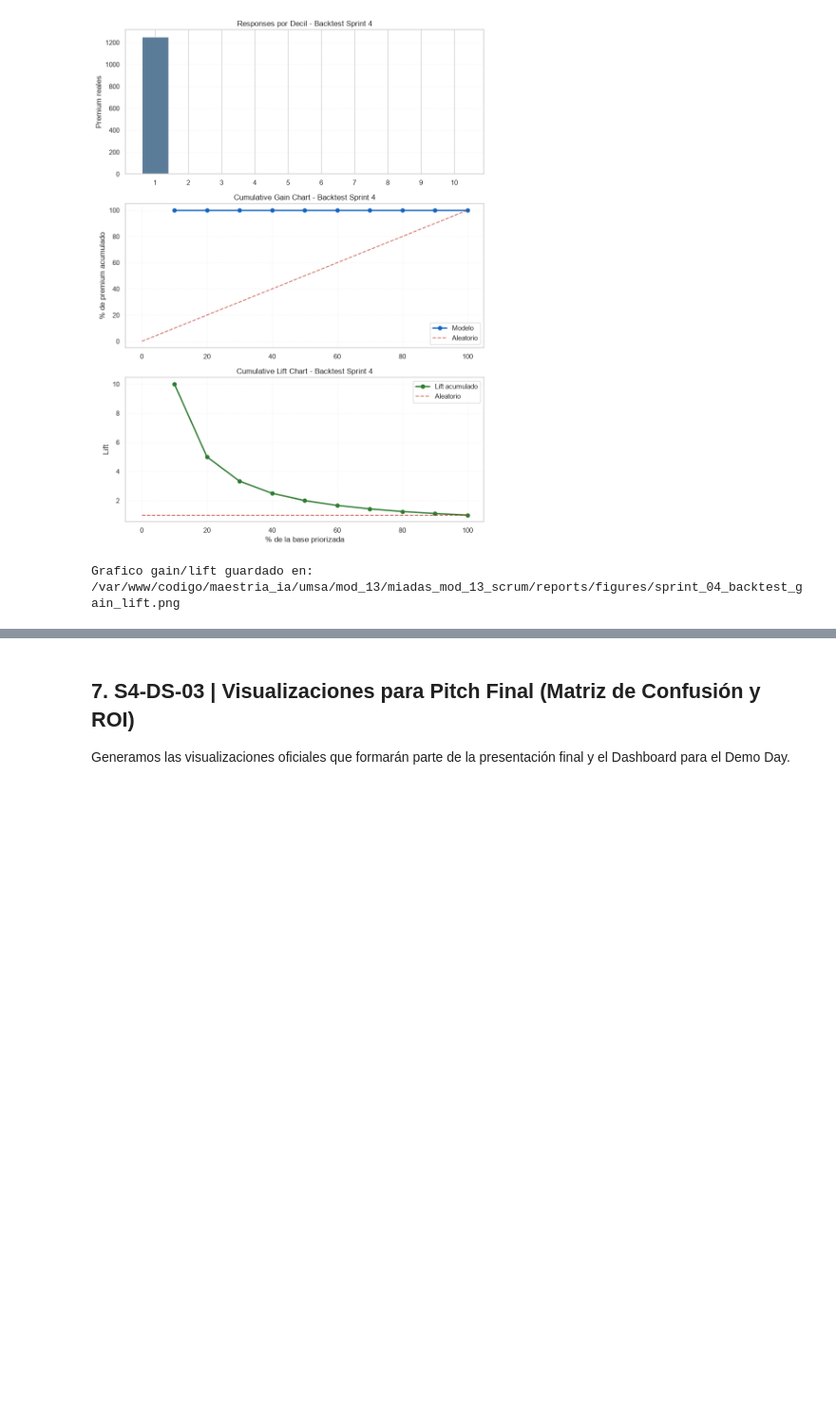
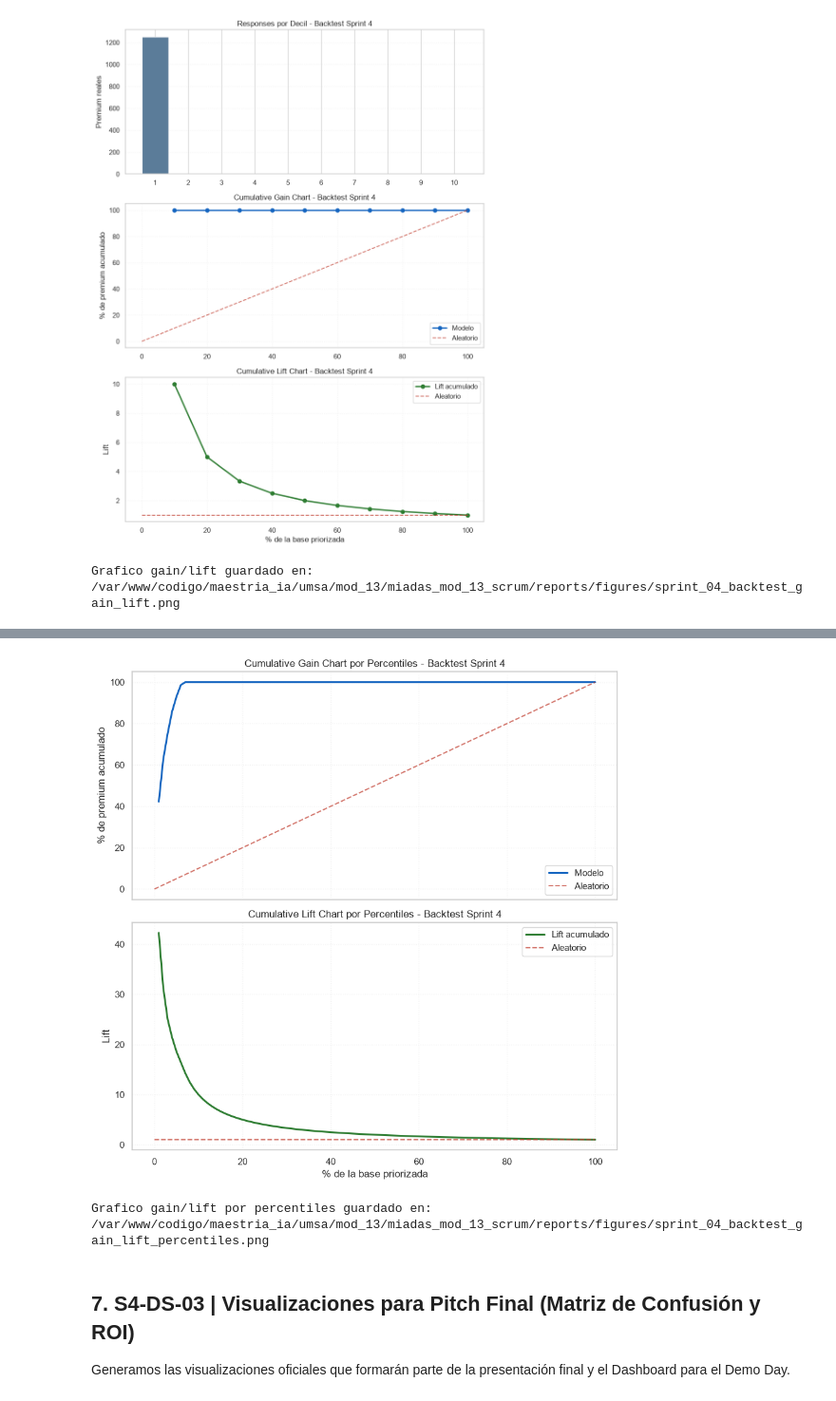
Before and after one commit to gastonnina/miadas_mod_13_scrum, a Jupyter notebook: notebooks/sprint_04_integration/04_demo_validation.ipynb, the cells around one changed output, grey strips where cells are left out. Shown at 95% size. Saved outputs shown, nothing was run; the diff lists cells and outputs as text; code cells hidden in the pictures; blank space fills up the shorter version.

Commit message:
adicionando lift por percentiles

```diff
--- a/notebooks/sprint_04_integration/04_demo_validation.ipynb
+++ b/notebooks/sprint_04_integration/04_demo_validation.ipynb
@@ -498,3 +567,33 @@ Grafico gain/lift guardado en: /var/www/codigo/maestria_ia/umsa/mod_13/miadas_mo
+# %%
+fig, axes = plt.subplots(2, 1, figsize=(9, 9), sharex=True)
+
+x_pct = lift_table_pct['cum_cases_pct'] * 100
+gains_pct = lift_table_pct['cum_events_pct'] * 100
+cum_lift_pct = lift_table_pct['cum_lift']
+
+axes[0].plot(x_pct, gains_pct, linewidth=2.2, color='#1565C0', label='Modelo')
+axes[0].plot([0, 100], [0, 100], linestyle='--', color='#C0392B', alpha=0.7, label='Aleatorio')
+axes[0].set_ylabel('% de premium acumulado')
+axes[0].set_title('Cumulative Gain Chart por Percentiles - Backtest Sprint 4')
+axes[0].legend()
+axes[0].grid(alpha=0.25, linestyle=':')
+
+axes[1].plot(x_pct, cum_lift_pct, linewidth=2.2, color='#2E7D32', label='Lift acumulado')
+axes[1].plot([0, 100], [1, 1], linestyle='--', color='#C0392B', alpha=0.7, label='Aleatorio')
+axes[1].set_xlabel('% de la base priorizada')
+axes[1].set_ylabel('Lift')
+axes[1].set_title('Cumulative Lift Chart por Percentiles - Backtest Sprint 4')
+axes[1].legend()
+axes[1].grid(alpha=0.25, linestyle=':')
+
+plt.tight_layout()
+gain_lift_pct_fig_path = FIGURES_DIR / 'sprint_04_backtest_gain_lift_percentiles.png'
+plt.savefig(gain_lift_pct_fig_path, dpi=180, bbox_inches='tight')
+plt.show()
+print(f'Grafico gain/lift por percentiles guardado en: {gain_lift_pct_fig_path}')
+# %% [output]
+[figure, added]
+Grafico gain/lift por percentiles guardado en: /var/www/codigo/maestria_ia/umsa/mod_13/miadas_mod_13_scrum/reports/figures/sprint_04_backtest_gain_lift_percentiles.png
 # %% [markdown]
 ## 7. S4-DS-03 | Visualizaciones para Pitch Final (Matriz de Confusión y ROI)
 
```
Also changed, not shown: parts of 4 cells of this notebook, 4 other files.
